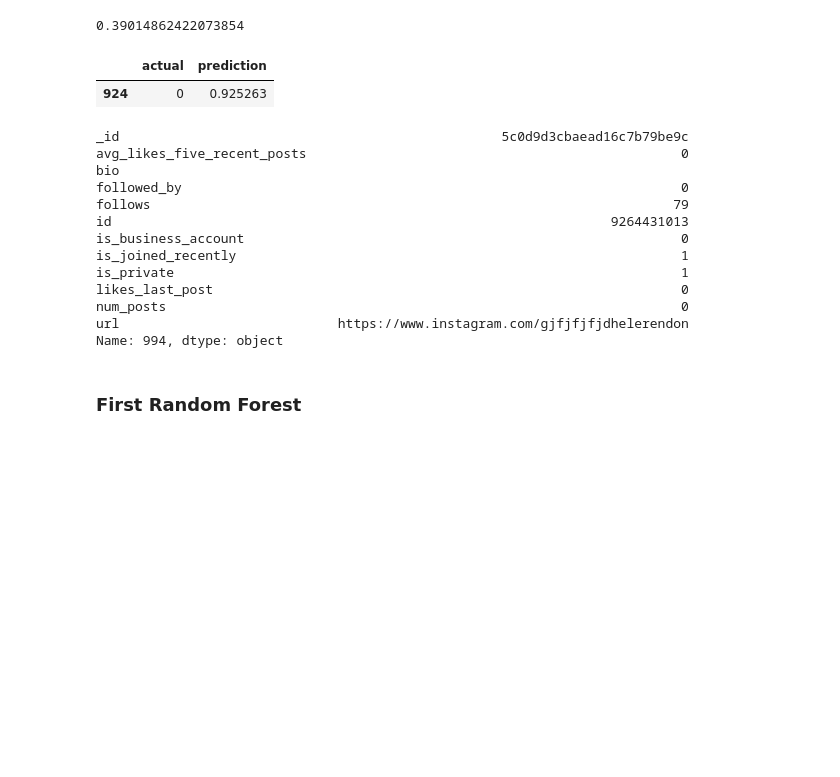
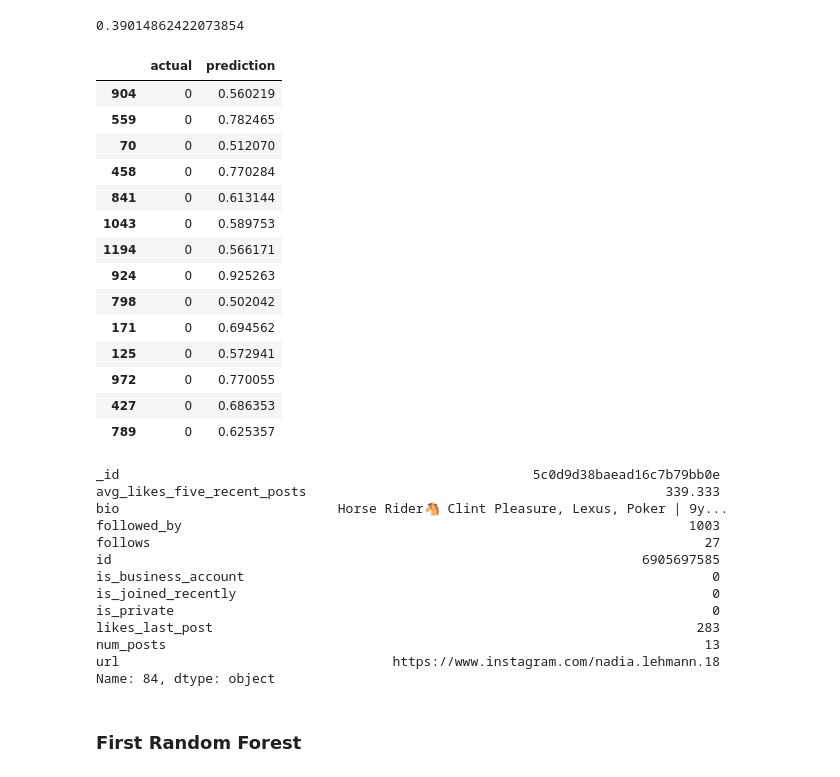
Before and after one commit to liyingli0818/instagram_account_type_predictor, a Jupyter notebook: fcc_model.ipynb, the cells around one changed output. Cells and saved outputs as stored; diff of their text form; code cells hidden in the pictures; blank space fills up the shorter version.

```diff
--- a/fcc_model.ipynb
+++ b/fcc_model.ipynb
@@ -223,29 +223,42 @@ cv_logloss
 # %%
 y_test_pred = pd.DataFrame({'actual':y_test,'prediction':y_pred_logistic})
 
 # 'actual' == 0 means the account is actually not a business account, but y_pred high means
 # they are predicted to have high probability to be a business account
 y_test_pred_filtered = y_test_pred[y_test_pred['actual']== 0]
-y_test_pred_filtered[y_test_pred_filtered['prediction'] > 0.8]
+y_test_pred_filtered[y_test_pred_filtered['prediction'] > 0.5]
 # %% [output]
 |  | actual | prediction |
+| 904 | 0 | 0.560219 |
+| 559 | 0 | 0.782465 |
+| 70 | 0 | 0.512070 |
+| 458 | 0 | 0.770284 |
+| 841 | 0 | 0.613144 |
+| 1043 | 0 | 0.589753 |
+| 1194 | 0 | 0.566171 |
 | 924 | 0 | 0.925263 |
+| 798 | 0 | 0.502042 |
+| 171 | 0 | 0.694562 |
+| 125 | 0 | 0.572941 |
+| 972 | 0 | 0.770055 |
+| 427 | 0 | 0.686353 |
+| 789 | 0 | 0.625357 |
 # %%
-df_dropped.iloc[924, :]
+df_dropped.iloc[70, :]
 # %% [output]
-_id                                                 5c0d9d3cbaead16c7b79be9c
-avg_likes_five_recent_posts                                                0
-bio
-followed_by                                                                0
-follows                                                                   79
-id                                                                9264431013
-is_business_account                                                        0
-is_joined_recently                                                         1
-is_private                                                                 1
-likes_last_post                                                            0
-num_posts                                                                  0
-url                            https://www.instagram.com/gjfjfjfjdhelerendon
-Name: 994, dtype: object
+_id                                                     5c0d9d38baead16c7b79bb0e
+avg_likes_five_recent_posts                                              339.333
+bio                            Horse Rider🐴 Clint Pleasure, Lexus, Poker | 9y...
+followed_by                                                                 1003
+follows                                                                       27
+id                                                                    6905697585
+is_business_account                                                            0
+is_joined_recently                                                             0
+is_private                                                                     0
+likes_last_post                                                              283
+num_posts                                                                     13
+url                                   https://www.instagram.com/nadia.lehmann.18
+Name: 84, dtype: object
 # %% [markdown]
 ### First Random Forest
 # %%
```
Also changed, not shown: parts of 3 cells of this notebook, 5 other files.
